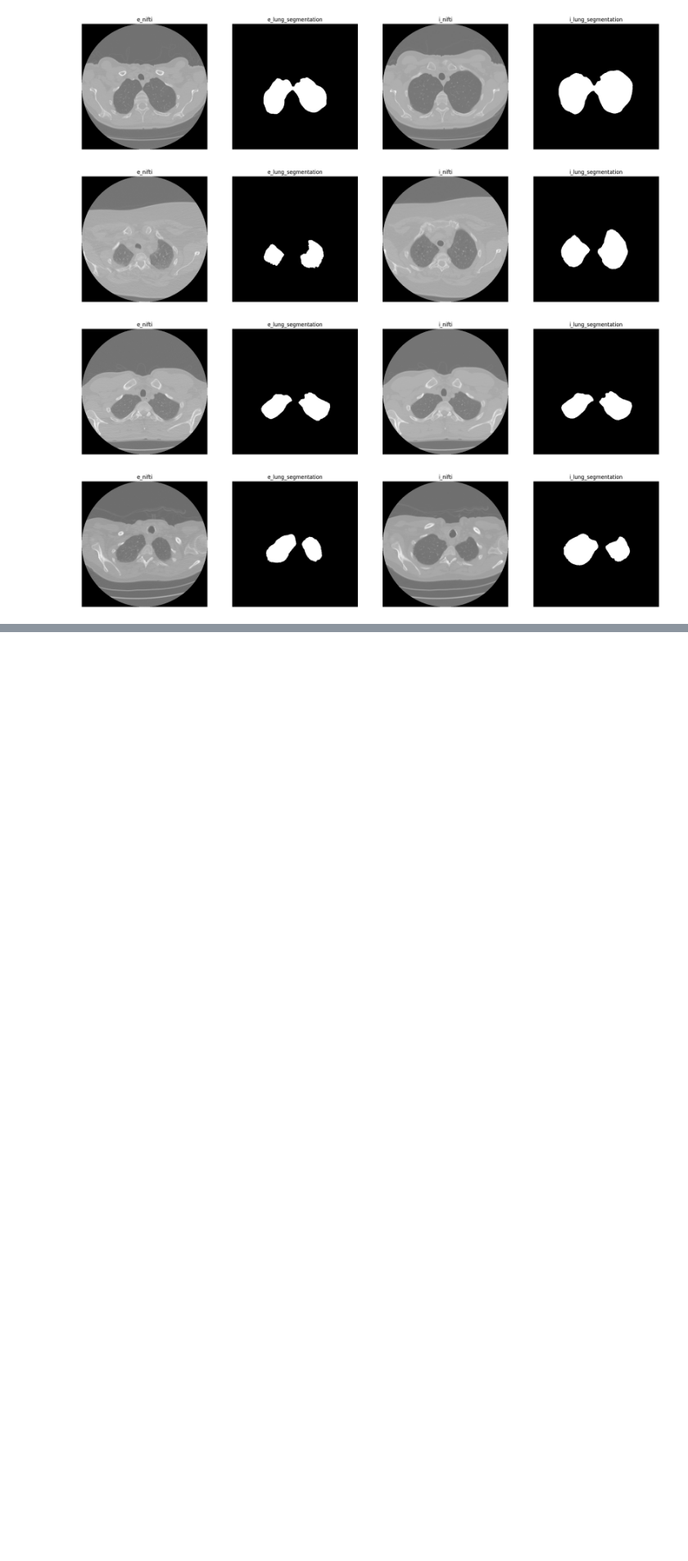
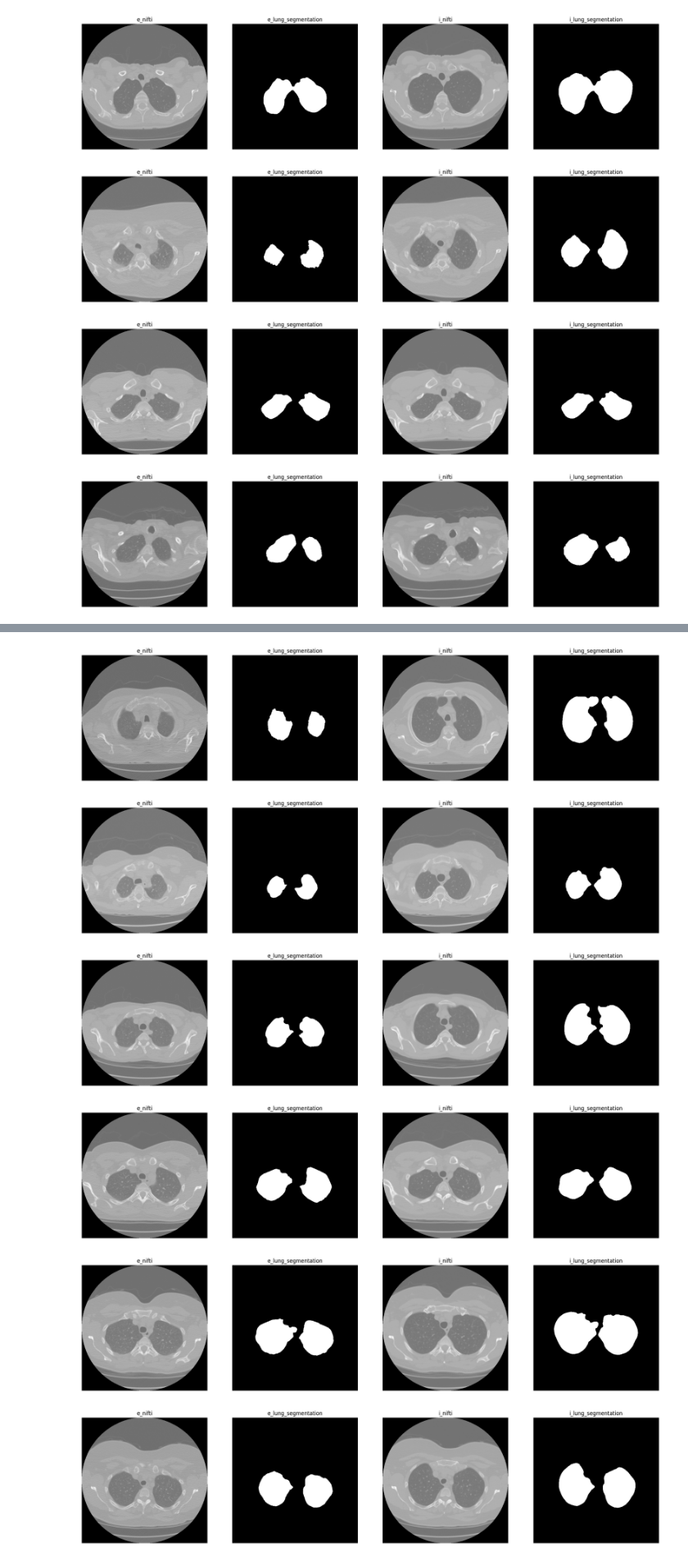
Before and after one commit to abdel-habib/COPDgene-CT-registration, a Jupyter notebook: notebooks/3_Lung_segmentation_experimenting.ipynb, the cells around one changed output, grey strips where cells are left out. Shown at 82% size. Drawn from its saved outputs; the diff is of its cells as text; code cells hidden in the pictures; blank space fills up the shorter version.

Commit message:
preparing and fixes for test

```diff
--- a/notebooks/3_Lung_segmentation_experimenting.ipynb
+++ b/notebooks/3_Lung_segmentation_experimenting.ipynb
@@ -152,0 +123,6 @@ for e_path, i_path in zip(exhale_volumes, inhale_volumes):
+# %%
+train_path = '../dataset/test'
+
+# prepare the paths
+exhale_volumes = [path.replace('\\', '/') for path in sorted(glob(os.path.join(train_path, "***" , "*eBHCT.nii.gz"), recursive=True))]
+inhale_volumes = [path.replace('\\', '/') for path in sorted(glob(os.path.join(train_path, "***" , "*iBHCT.nii.gz"), recursive=True))]
@@ -152,0 +138,72 @@ for e_path, i_path in zip(exhale_volumes, inhale_volumes):
+# %%
+for e_path, i_path in zip(exhale_volumes, inhale_volumes):
+
+    # get file name
+    e_filename_full = e_path.split('/')[-1].split('.')[0] #copd1_eBHCT, ..
+    i_filename_full = i_path.split('/')[-1].split('.')[0] #copd1_iBHCT, ..
+
+    sample_name = i_path.split('/')[-1].split('_')[0] #copd1, copd2, ...
+
+    # construct the nifti path
+    nifti_path = f'../niftiData/{sample_name}'
+    e_image_nifti_path = os.path.join(nifti_path, e_filename_full + "_seg.nii.gz")
+    i_image_nifti_path = os.path.join(nifti_path, i_filename_full + "_seg.nii.gz")
+
+
+    # load the nifti volumes
+    e_sitk_image = sitk.ReadImage(e_path)
+    e_nifti = sitk.GetArrayFromImage(e_sitk_image)
+
+    i_sitk_image = sitk.ReadImage(i_path)
+    i_nifti = sitk.GetArrayFromImage(i_sitk_image)
+
+
+    # set a specific threshold to copd2
+    if sample_name == 'copd2':
+        threshold = 430
+    else:
+        threshold = 700
+
+    # segment the lungs from the nifti volumes
+    _, _, _, e_lung_segmentation = \
+        segment_lungs_and_remove_trachea(e_nifti,
+                                         threshold=threshold, structure=(7, 7, 7))
+    _, _, _, i_lung_segmentation = \
+        segment_lungs_and_remove_trachea(i_nifti,
+                                         threshold=threshold, structure=(7, 7, 7))
+
+
+    # print(np.unique(e_lung_segmentation))
+    # print(e_image_nifti_path, i_image_nifti_path)
+    # print(e_nifti.shape, e_lung_segmentation.shape, i_nifti.shape, i_lung_segmentation.shape)
+    # print(e_nii_image.affine, i_nii_image.affine)
+
+    # create nifti files
+    # e_nifti_image = nib.Nifti1Image(e_lung_segmentation, affine=e_nii_image.affine)
+    # i_nifti_image = nib.Nifti1Image(i_lung_segmentation, affine=i_nii_image.affine)
+
+    # # Save the NIfTI image
+    # nib.save(e_nifti_image, e_image_nifti_path)
+    # nib.save(i_nifti_image, i_image_nifti_path)
+
+    display_volumes(
+        e_nifti,
+        e_lung_segmentation,
+        i_nifti,
+        i_lung_segmentation,
+        title1 = 'e_nifti',
+        title2 = 'e_lung_segmentation',
+        title3 = 'i_nifti',
+        title4 = 'i_lung_segmentation',
+        slice1 = 21, # e_nifti.shape[0]//2,
+        slice2 = 21, # e_lung_segmentation.shape[0]//2,
+        slice3 = 21, # i_nifti.shape[0]//2,
+        slice4 = 21, # i_lung_segmentation.shape[0]//2,
+        )
+# %% [output]
+[figure, added]
+[figure, added]
+[figure, added]
+[figure, added]
+[figure, added]
+[figure, added]
```
Also changed, not shown: parts of 2 cells of this notebook, 8 other files.
